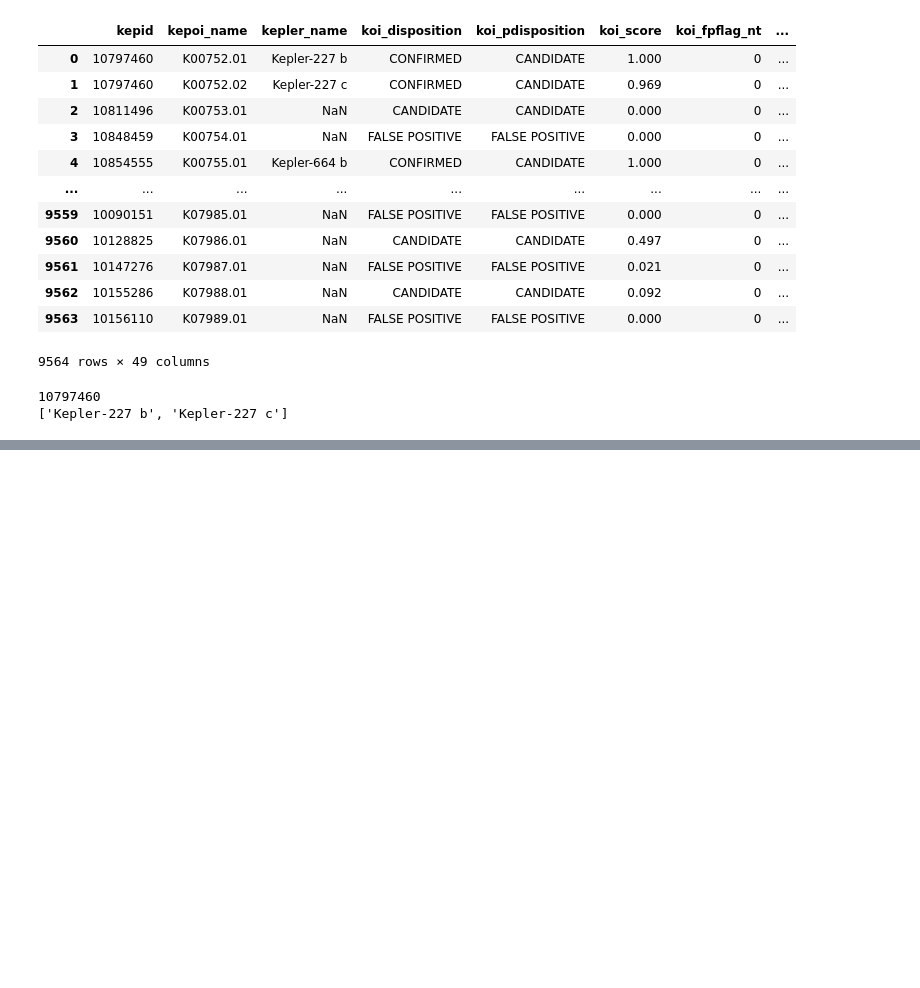
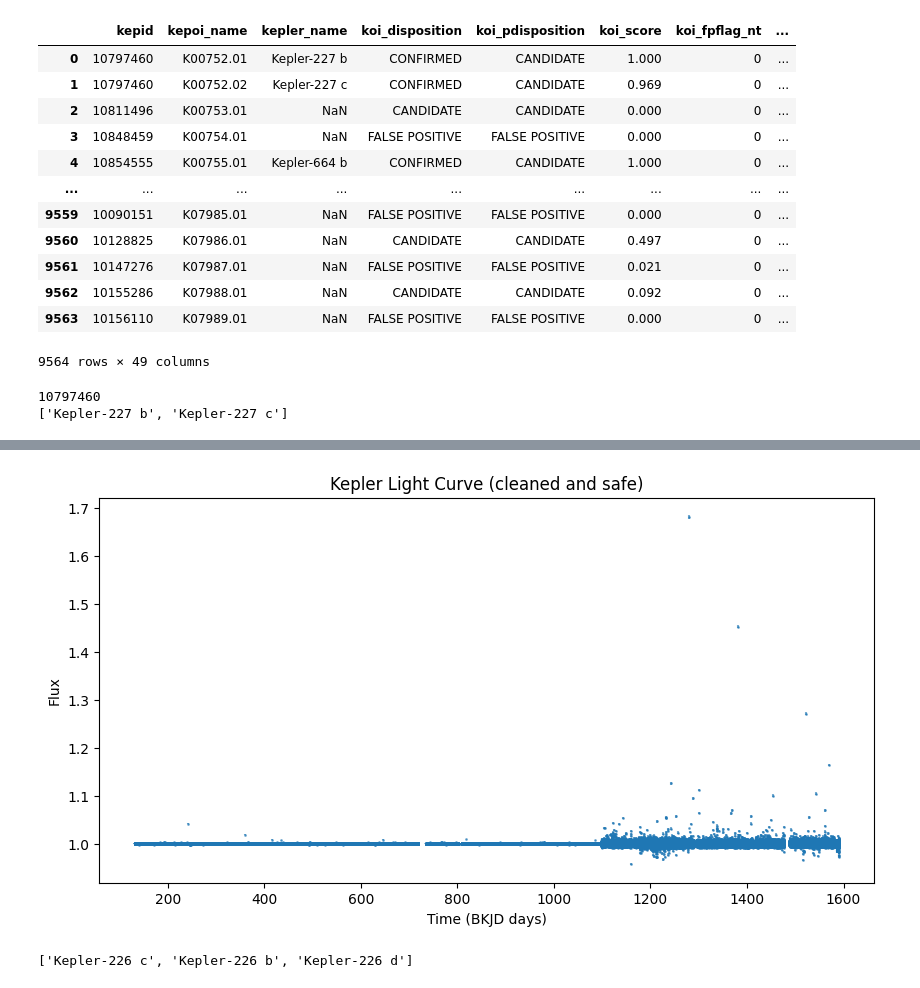
Before and after one commit to SWebber5/QuantumComet---NASA-Space-Apps-Challenge-2025, a Jupyter notebook: DataFetching/data_fetching.ipynb, the cells around one changed output, grey strips where cells are left out. Saved outputs shown, nothing was run; the diff lists cells and outputs as text; code cells hidden in the pictures; blank space fills up the shorter version.

```diff
--- a/DataFetching/data_fetching.ipynb
+++ b/DataFetching/data_fetching.ipynb
@@ -110,7 +177,12 @@ KeyboardInterrupt:
 fp_curves = {} # Maps kepid of confirmed candidates to the corresponding light curve
 curve_count = len(fp_stars_to_planets)
 
-for i, (id, planets) in enumerate(fp_stars_to_planets.items()):
+ids = [id for id in fp_stars_to_planets.keys()]
+planetss = [planets for planets in fp_stars_to_planets.values()]
+ids.reverse()
+planetss.reverse()
+
+for i, (id, planets) in enumerate(zip(ids, planetss)):
 
     filepath = f"false_positive_curves/fp_{id}.pkl"
     try:
@@ -165,0 +234,3 @@ Length = 65031 rows
+# %%
+with open("./confirmed_curves/confirmed_10601284.pkl", 'rb') as f:
+    data_ex = pickle.load(f)
@@ -165,0 +272,36 @@ Length = 65031 rows
+# %%
+import numpy as np
+
+flux = data_ex["flux"]
+flux_err = data_ex["flux_err"]
+time = data_ex["time"]
+
+# Safely extract arrays
+if flux.mask is None:
+    flux_arr = np.array(flux)
+    flux_err_arr = np.array(flux_err)
+    valid_mask = np.ones_like(flux_arr, dtype=bool)
+else:
+    flux_arr = flux.filled(np.nan)
+    flux_err_arr = flux_err.filled(np.nan)
+    valid_mask = ~flux.mask
+
+# Apply mask
+time_clean = time[valid_mask]
+flux_clean = flux_arr[valid_mask]
+flux_err_clean = flux_err_arr[valid_mask]
+# %%
+import matplotlib.pyplot as plt
+
+plt.figure(figsize=(10,5))
+plt.errorbar(time_clean, flux_clean, yerr=flux_err_clean, fmt='.', ms=2, alpha=0.6)
+plt.xlabel("Time (BKJD days)")
+plt.ylabel("Flux")
+plt.title("Kepler Light Curve (cleaned and safe)")
+plt.show()
+# %% [output]
+[figure, added]
+# %%
+print(data_ex['planets'])
+# %% [output]
+['Kepler-226 c', 'Kepler-226 b', 'Kepler-226 d']
```
Also changed, not shown: parts of 6 cells of this notebook, 2 other files.
